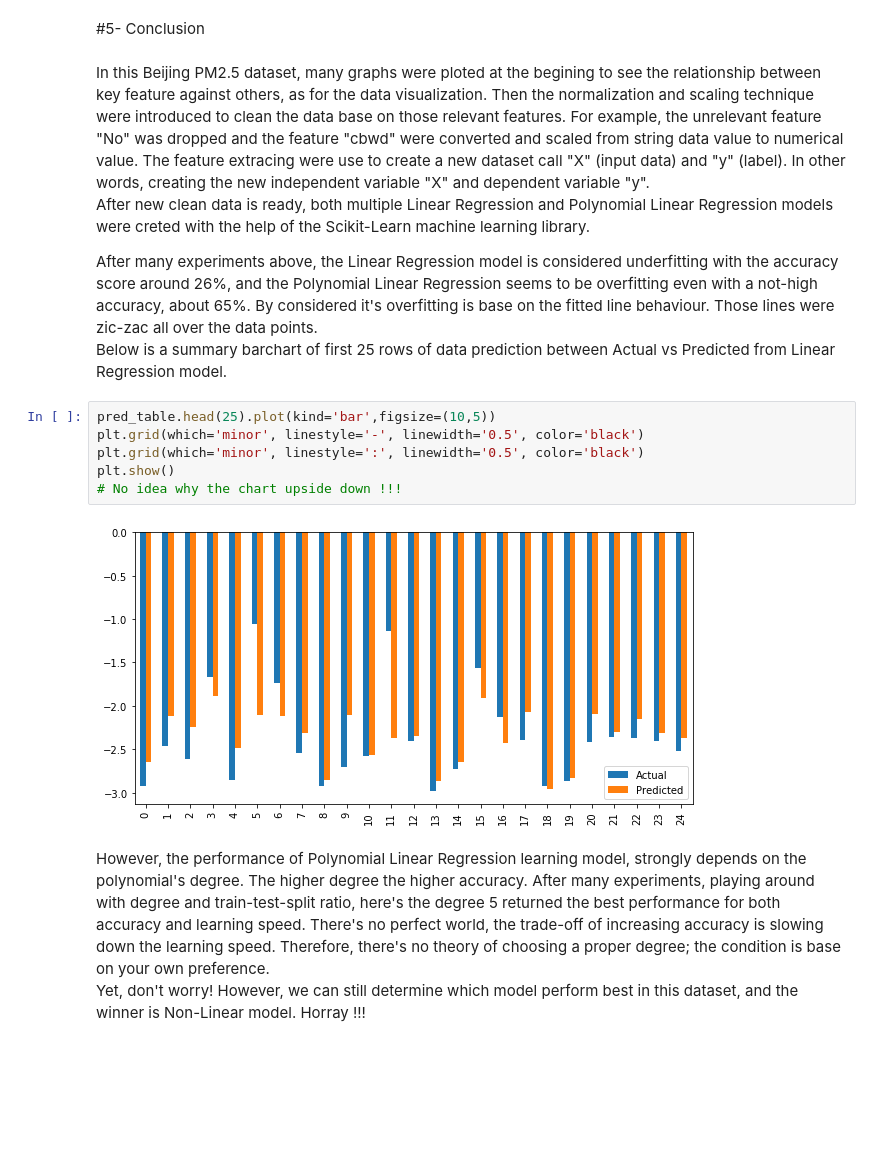
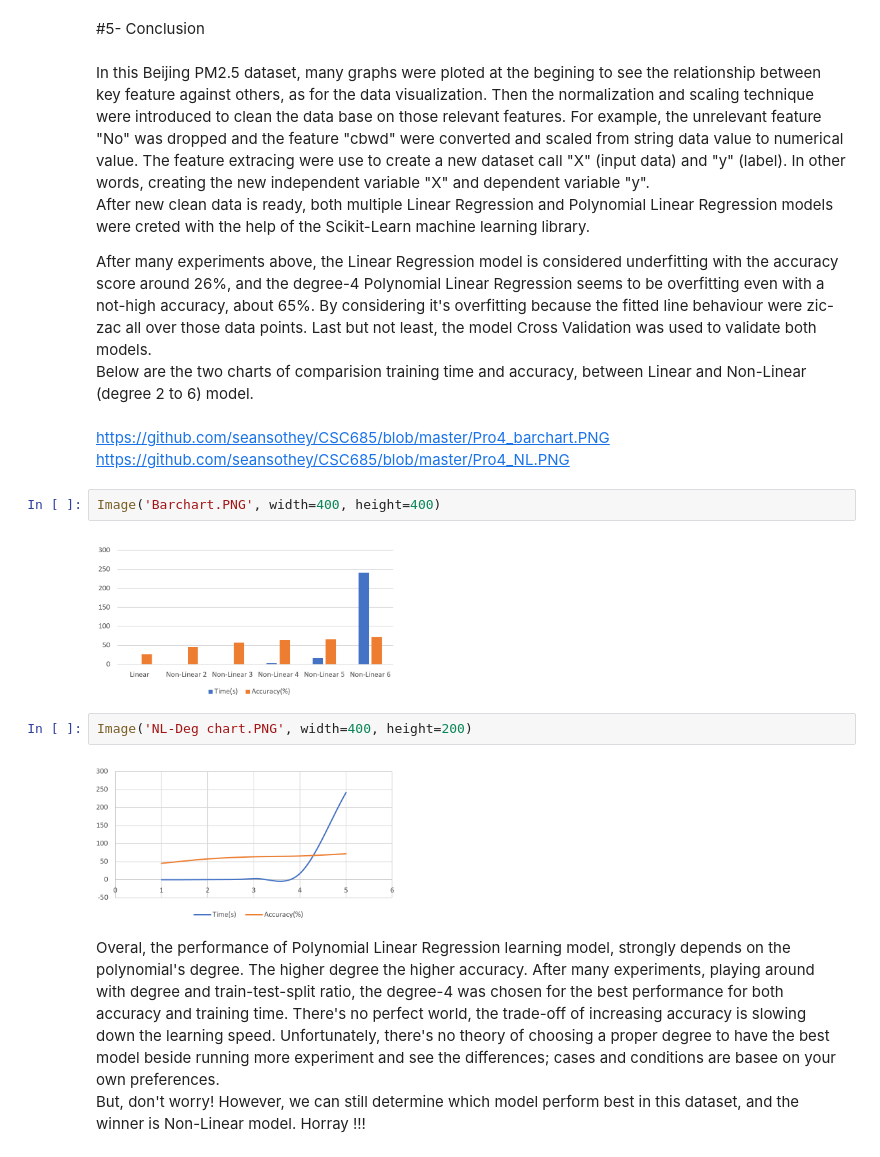
Before and after one commit to seansothey/DataScience-MachineLearning-Research, a Jupyter notebook: Project4.ipynb, the cells around one changed output. Saved outputs shown, nothing was run; the diff lists cells and outputs as text; blank space fills up the shorter version.

```diff
--- a/Project4.ipynb
+++ b/Project4.ipynb
@@ -506,16 +519,19 @@ In this Beijing PM2.5 dataset, many graphs were ploted at the begining to see th
 After new clean data is ready, both multiple Linear Regression and Polynomial Linear Regression models were creted with the help of the Scikit-Learn machine learning library.
 
 
-After many experiments above, the Linear Regression model is considered underfitting with the accuracy score around 26%, and the Polynomial Linear Regression seems to be overfitting even with a not-high accuracy, about 65%. By considered it's overfitting is base on the fitted line behaviour. Those lines were zic-zac all over the data points.
-Below is a summary barchart of first 25 rows of data prediction between Actual vs Predicted from Linear Regression model.
+After many experiments above, the Linear Regression model is considered underfitting with the accuracy score around 26%, and the degree-4 Polynomial Linear Regression seems to be overfitting even with a not-high accuracy, about 65%. By considering it's overfitting because the fitted line behaviour were zic-zac all over those data points. Last but not least, the model Cross Validation was used to validate both models.
+Below are the two charts of comparision training time and accuracy, between Linear and Non-Linear (degree 2 to 6) model.
-# %%
-pred_table.head(25).plot(kind='bar',figsize=(10,5))
-plt.grid(which='minor', linestyle='-', linewidth='0.5', color='black')
-plt.grid(which='minor', linestyle=':', linewidth='0.5', color='black')
-plt.show()
-# No idea why the chart upside down !!!
-# %% [output]
-[figure, removed]
+# %% [markdown]
+https://github.com/seansothey/CSC685/blob/master/Pro4_barchart.PNG
+https://github.com/seansothey/CSC685/blob/master/Pro4_NL.PNG
+# %%
+Image('Barchart.PNG', width=400, height=400)
+# %% [output]
+[figure, added]
+# %%
+Image('NL-Deg chart.PNG', width=400, height=200)
+# %% [output]
+[figure, added]
 # %% [markdown]
-However, the performance of Polynomial Linear Regression learning model, strongly depends on the polynomial's degree. The higher degree the higher accuracy. After many experiments, playing around with degree and train-test-split ratio, here's the degree 5 returned the best performance for both accuracy and learning speed. There's no perfect world, the trade-off of increasing accuracy is slowing down the learning speed. Therefore, there's no theory of choosing a proper degree; the condition is base on your own preference.
-Yet, don't worry! However, we can still determine which model perform best in this dataset, and the winner is Non-Linear model. Horray !!!
+Overal, the performance of Polynomial Linear Regression learning model, strongly depends on the polynomial's degree. The higher degree the higher accuracy. After many experiments, playing around with degree and train-test-split ratio, the degree-4 was chosen for the best performance for both accuracy and training time. There's no perfect world, the trade-off of increasing accuracy is slowing down the learning speed. Unfortunately, there's no theory of choosing a proper degree to have the best model beside running more experiment and see the differences; cases and conditions are basee on your own preferences.
+But, don't worry! However, we can still determine which model perform best in this dataset, and the winner is Non-Linear model. Horray !!!
```
Also changed, not shown: parts of 17 cells of this notebook.
